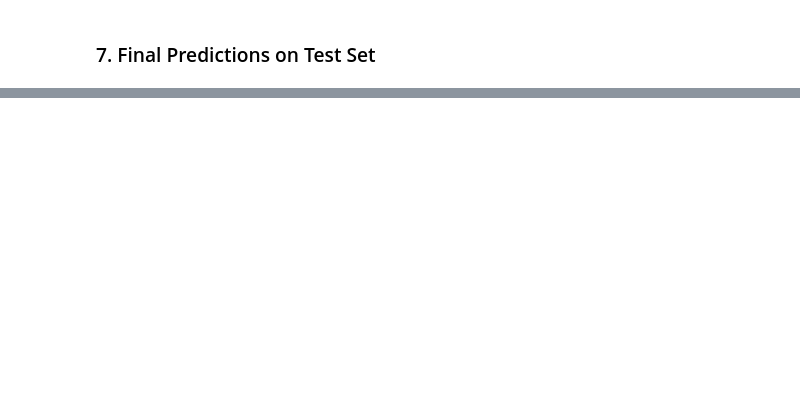
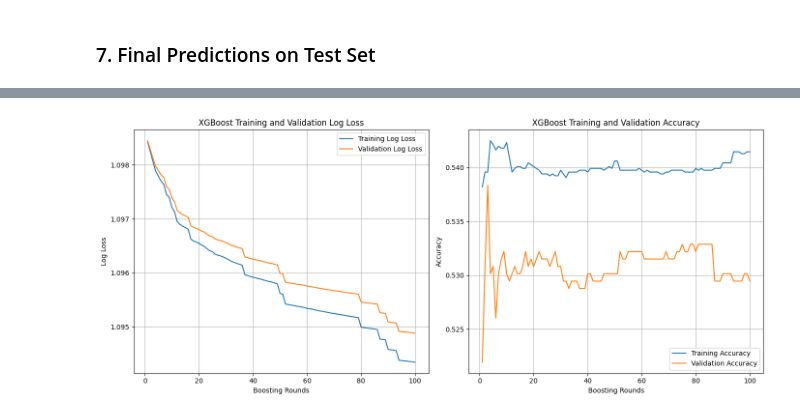
Before and after one commit to SavaniSawaikar/EPL-Prediction, a Jupyter notebook: notebooks/notebook.ipynb, the cells around one changed output, grey strips where cells are left out. Cells and saved outputs as stored; diff of their text form; code cells hidden in the pictures; blank space fills up the shorter version.

Commit message:
Added XGBoost Decision Tree

```diff
--- a/notebooks/notebook.ipynb
+++ b/notebooks/notebook.ipynb
@@ -1331,0 +1539,45 @@ weighted avg       0.50      0.48      0.48      1824
+# %%
+# Retrieve evaluation results
+evals_result = xgb_clf.evals_result()
+
+# Extract log loss for training and validation sets
+train_logloss = evals_result['validation_0']['mlogloss']
+val_logloss = evals_result['validation_1']['mlogloss']
+
+# Extract error rates and convert to accuracy
+train_merror = evals_result['validation_0']['merror']
+val_merror = evals_result['validation_1']['merror']
+
+train_accuracy = [1 - error for error in train_merror]
+val_accuracy = [1 - error for error in val_merror]
+
+# Determine the number of boosting rounds
+num_rounds = len(train_logloss)
+
+# Plotting Log Loss and Accuracy
+plt.figure(figsize=(14, 6))
+
+# Subplot 1: Log Loss
+plt.subplot(1, 2, 1)
+plt.plot(range(1, num_rounds + 1), train_logloss, label='Training Log Loss')
+plt.plot(range(1, num_rounds + 1), val_logloss, label='Validation Log Loss')
+plt.xlabel('Boosting Rounds')
+plt.ylabel('Log Loss')
+plt.title('XGBoost Training and Validation Log Loss')
+plt.legend()
+plt.grid(True)
+
+# Subplot 2: Accuracy
+plt.subplot(1, 2, 2)
+plt.plot(range(1, num_rounds + 1), train_accuracy, label='Training Accuracy')
+plt.plot(range(1, num_rounds + 1), val_accuracy, label='Validation Accuracy')
+plt.xlabel('Boosting Rounds')
+plt.ylabel('Accuracy')
+plt.title('XGBoost Training and Validation Accuracy')
+plt.legend()
+plt.grid(True)
+
+plt.tight_layout()
+plt.show()
+# %% [output]
+[figure, added]
```
Also changed, not shown: parts of 14 cells of this notebook.
